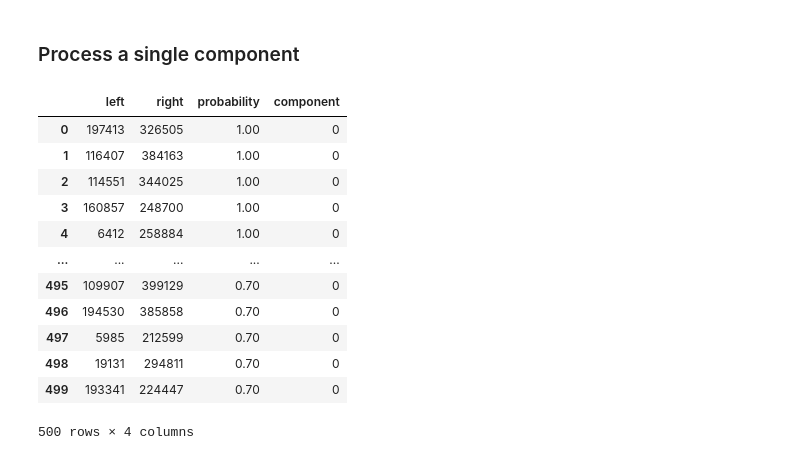
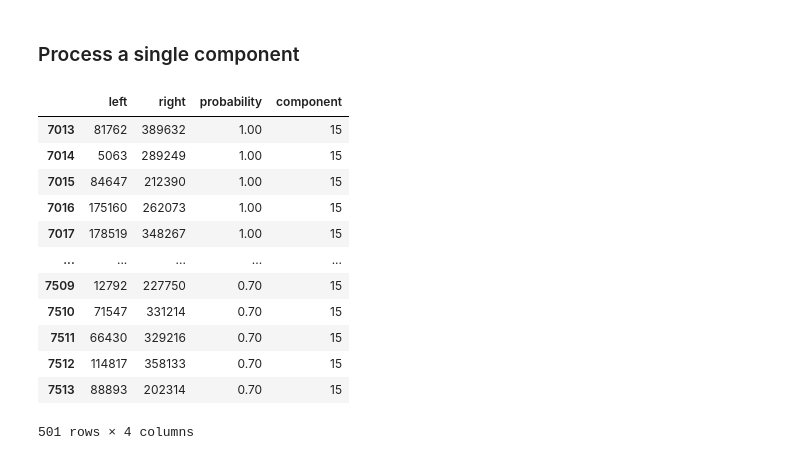
Before and after one commit to will-langdale/matchbox, a Jupyter notebook: notebooks/hierarchical.ipynb, the cells around one changed output. Cells and saved outputs as stored; diff of their text form; code cells hidden in the pictures.

```diff
--- a/notebooks/hierarchical.ipynb
+++ b/notebooks/hierarchical.ipynb
@@ -578,22 +519,22 @@ def component_to_hierarchy(key: str | int | tuple, df: pd.DataFrame) -> pd.DataF
 # %%
 cc
 # Convert the Arrow table to a Pandas DataFrame
 df = cc.to_pandas()
 
-# Filter the DataFrame where component is 0
-cc_0 = df[df['component'] == 0]
-cc_0
+# Filter the DataFrame where component is 15
+cc_15 = df[df['component'] == 15]
+cc_15
 # %% [output]
 |  | left | right | probability | component |
-| 0 | 197413 | 326505 | 1.00 | 0 |
-| 1 | 116407 | 384163 | 1.00 | 0 |
-| 2 | 114551 | 344025 | 1.00 | 0 |
-| 3 | 160857 | 248700 | 1.00 | 0 |
-| 4 | 6412 | 258884 | 1.00 | 0 |
+| 7013 | 81762 | 389632 | 1.00 | 15 |
+| 7014 | 5063 | 289249 | 1.00 | 15 |
+| 7015 | 84647 | 212390 | 1.00 | 15 |
+| 7016 | 175160 | 262073 | 1.00 | 15 |
+| 7017 | 178519 | 348267 | 1.00 | 15 |
 | ... | ... | ... | ... | ... |
-| 495 | 109907 | 399129 | 0.70 | 0 |
-| 496 | 194530 | 385858 | 0.70 | 0 |
-| 497 | 5985 | 212599 | 0.70 | 0 |
-| 498 | 19131 | 294811 | 0.70 | 0 |
-| 499 | 193341 | 224447 | 0.70 | 0 |
+| 7509 | 12792 | 227750 | 0.70 | 15 |
+| 7510 | 71547 | 331214 | 0.70 | 15 |
+| 7511 | 66430 | 329216 | 0.70 | 15 |
+| 7512 | 114817 | 358133 | 0.70 | 15 |
+| 7513 | 88893 | 202314 | 0.70 | 15 |
-500 rows × 4 columns
+501 rows × 4 columns
```
Also changed, not shown: parts of 10 cells of this notebook.
